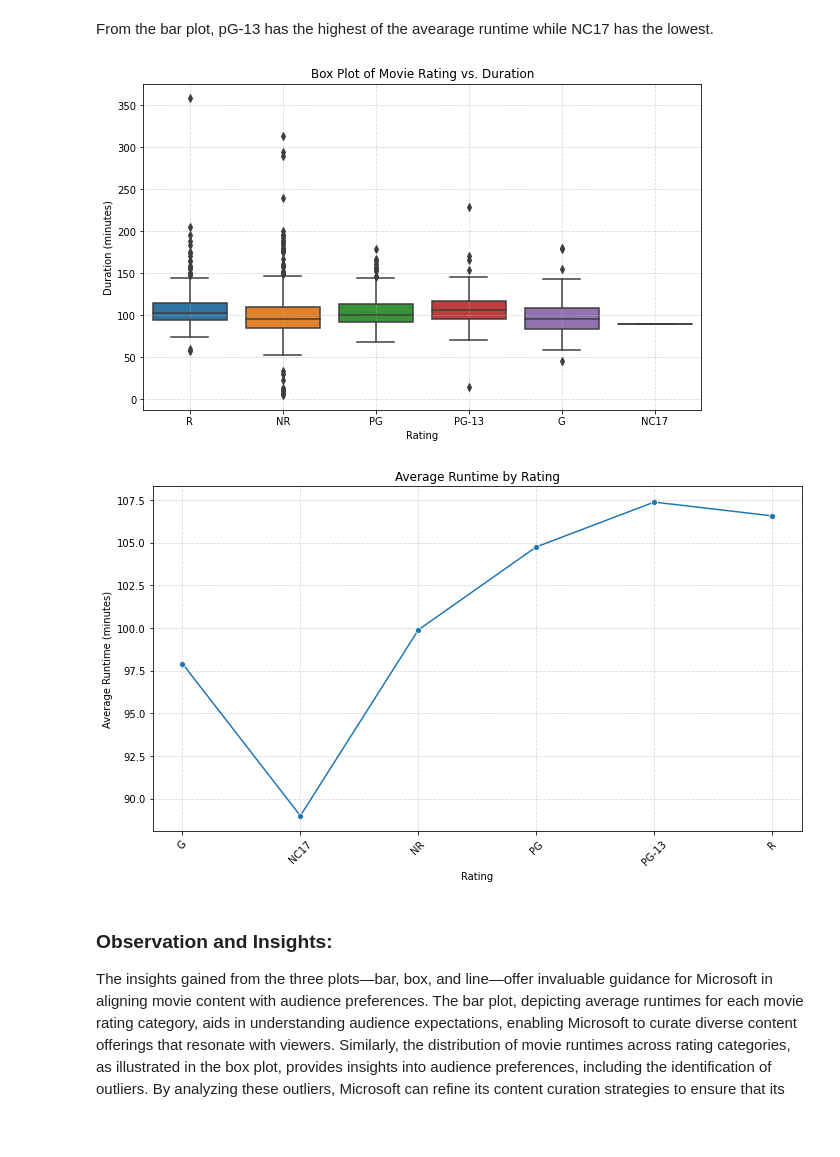
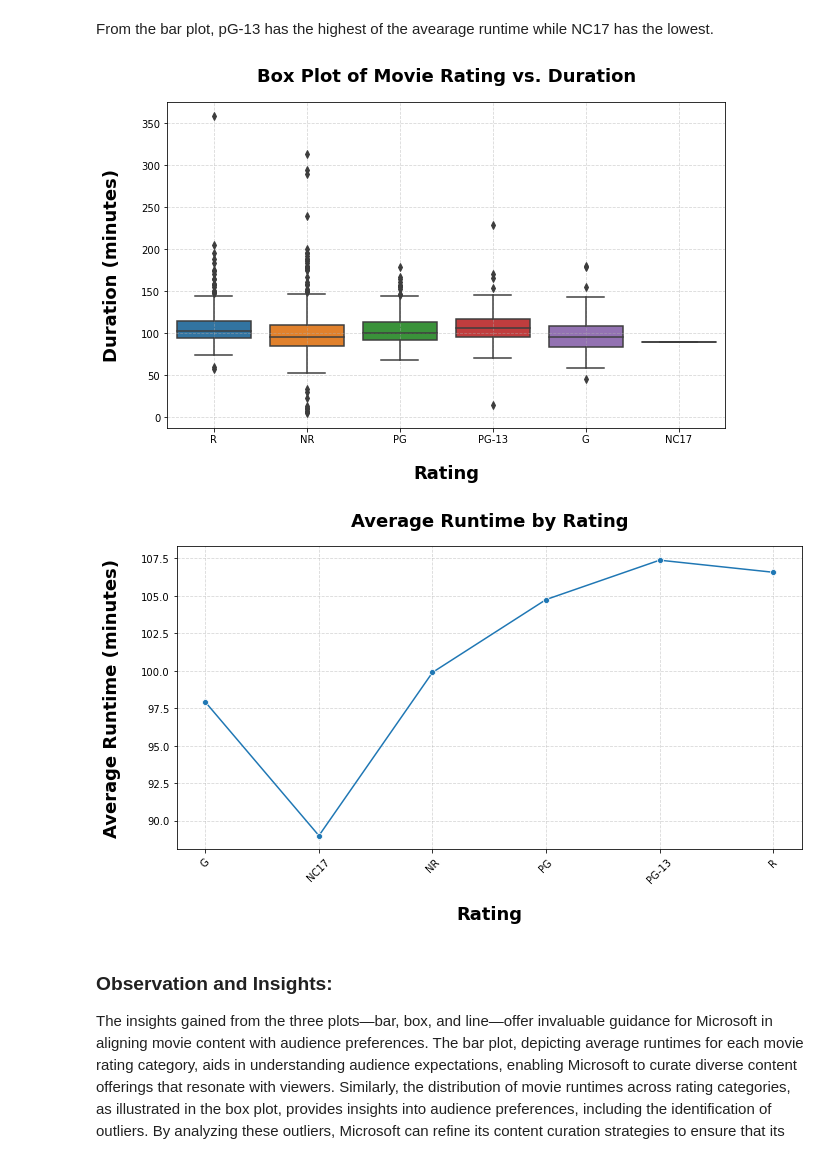
Before and after one commit to Iankip8/dsc-phase-1-project-v2-4, a Jupyter notebook: student.ipynb, the cells around one changed output. Drawn from its saved outputs; the diff is of its cells as text; code cells hidden in the pictures; blank space fills up the shorter version.

Commit message:
Did corrections and finished up on the analysis of movieDB dataset

```diff
--- a/student.ipynb
+++ b/student.ipynb
@@ -817,14 +798,14 @@ From the bar plot, pG-13 has the highest of the avearage runtime while NC17 has
 # %%
 # Plotting the box plot
 plt.figure(figsize=(10, 6))
 sns.boxplot(x='rating', y='runtime', data=rotten_tomatoes_df)
-plt.title('Box Plot of Movie Rating vs. Duration')
-plt.xlabel('Rating')
-plt.ylabel('Duration (minutes)')
+plt.title('Box Plot of Movie Rating vs. Duration', fontsize=18, fontweight='bold', pad=20)
+plt.xlabel('Rating',fontsize=18, fontweight='bold', labelpad=20)
+plt.ylabel('Duration (minutes)',fontsize=18, fontweight='bold', labelpad=20)
 plt.grid(True, linestyle='--', alpha=0.5)
 plt.show()
 # %% [output]
-[figure, old version]
+[figure, new version]
 # %%
 # Grouping data by 'rating' and calculating the average 'runtime'
 average_runtimes = rotten_tomatoes_df.groupby('rating')['runtime'].mean().reset_index()
@@ -832,15 +813,15 @@ average_runtimes = rotten_tomatoes_df.groupby('rating')['runtime'].mean().reset_
 # Plotting the line plot
 plt.figure(figsize=(10, 6))
 sns.lineplot(data=average_runtimes, x='rating', y='runtime', marker='o', linestyle='-')
-plt.title('Average Runtime by Rating')
-plt.xlabel('Rating')
-plt.ylabel('Average Runtime (minutes)')
+plt.title('Average Runtime by Rating', fontsize=18, fontweight='bold', pad=20)
+plt.xlabel('Rating', fontsize=18, fontweight='bold', labelpad=20)
+plt.ylabel('Average Runtime (minutes)', fontsize=18, fontweight='bold', labelpad=20)
 plt.grid(True, linestyle='--', alpha=0.5)
 plt.xticks(rotation=45)  # Rotate x-axis labels for better readability
 plt.tight_layout()
 plt.show()
 # %% [output]
-[figure, old version]
+[figure, new version]
 # %% [markdown]
 ### Observation and Insights:
 The insights gained from the three plots—bar, box, and line—offer invaluable guidance for Microsoft in aligning movie content with audience preferences. The bar plot, depicting average runtimes for each movie rating category, aids in understanding audience expectations, enabling Microsoft to curate diverse content offerings that resonate with viewers. Similarly, the distribution of movie runtimes across rating categories, as illustrated in the box plot, provides insights into audience preferences, including the identification of outliers. By analyzing these outliers, Microsoft can refine its content curation strategies to ensure that its platforms offer a diverse range of content that appeals to a broad audience. Integrating these insights into Microsoft's platforms can enhance user experiences by providing personalized content recommendations that cater to individual preferences. Furthermore, analyzing the trend between movie ratings and durations, as depicted in the line plot, allows Microsoft to tailor its content offerings to specific target audiences, ensuring alignment with diverse viewer preferences. By incorporating these insights into its platforms, Microsoft can improve content curation and user satisfaction, solidifying its position in the entertainment industry.
```
Also changed, not shown: parts of 26 cells of this notebook.
